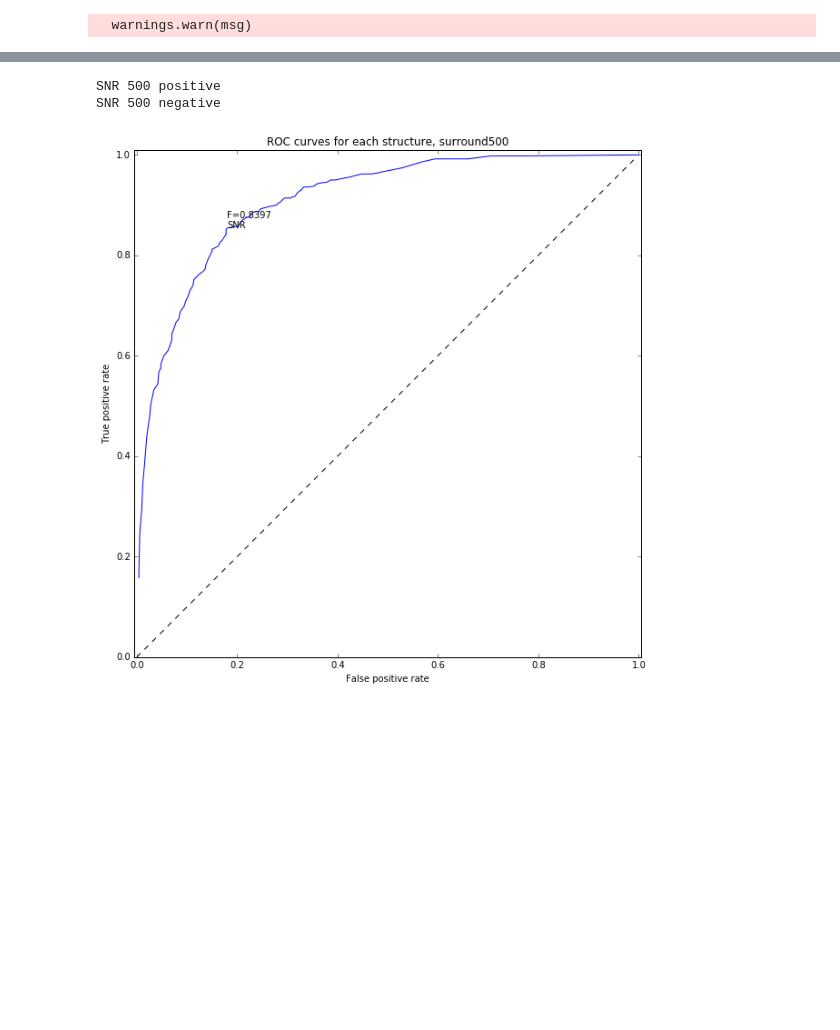
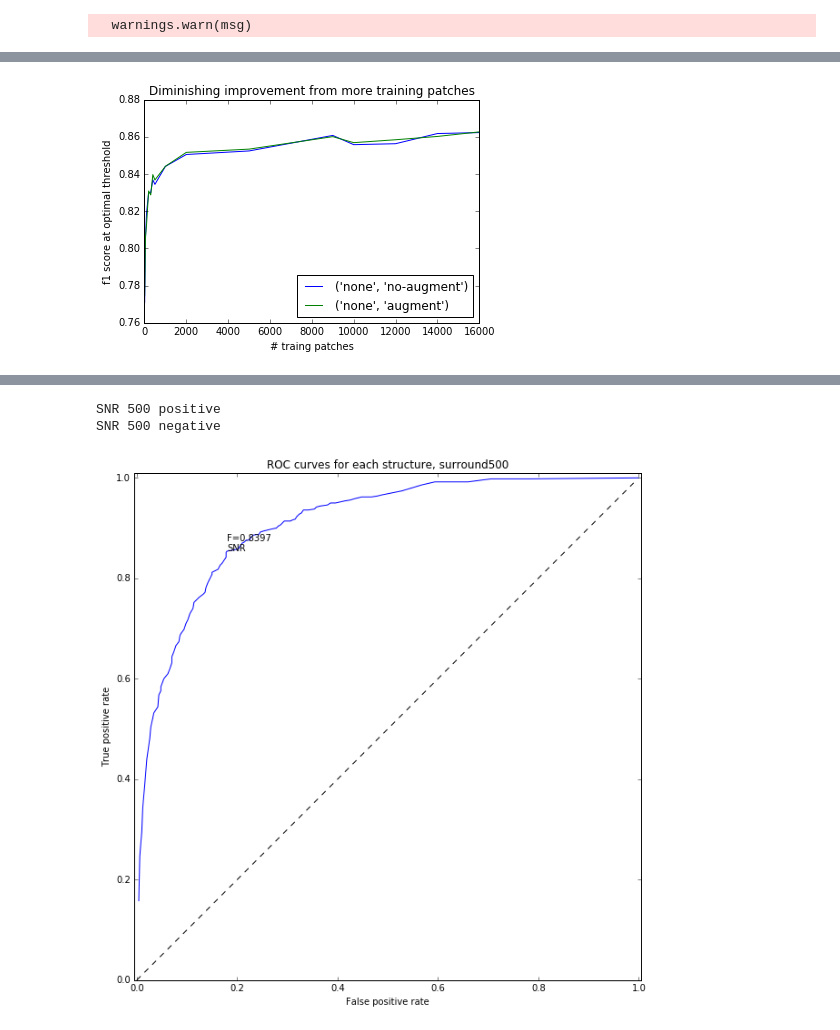
Before and after one commit to mistycheney/MouseBrainAtlas, a Jupyter notebook: learning/explore_normalization_effect_on_classifier_with_retrain_v2.ipynb, the cells around one changed output, grey strips where cells are left out. Saved outputs shown, nothing was run; the diff lists cells and outputs as text; code cells hidden in the pictures; blank space fills up the shorter version.

```diff
--- a/learning/explore_normalization_effect_on_classifier_with_retrain_v2.ipynb
+++ b/learning/explore_normalization_effect_on_classifier_with_retrain_v2.ipynb
@@ -350,0 +407,11 @@ negative_addresses_testdata = address_label_df_allStacks[address_label_df_allSta
+# %%
+# schemes = ['normalize_mu_region_sigma_wholeImage_(-1,9)', 'median_curve']
+# schemes = ['normalize_mu_region_sigma_wholeImage_(-1,5)']
+# schemes = ['stretch_min_max']
+# schemes = [None, 'stretch_min_max']
+schemes = ['none']
+# schemes = [None, 'median_curve']
+transforms = ['transform%d' % i for i in range(8)]
+# scheme_transform_multiindex = pd.MultiIndex.from_product([schemes, transforms])
+
+features_dict = {(scheme, tfv): {} for scheme in schemes for tfv in transforms}
@@ -916,0 +866,8 @@ for trial in range(10):
+# %%
+print 'F1:'
+for ntrain, test_f1s in sorted(test_f1s_all_ntrain.items()):
+    print ntrain, {k: np.mean(v) for k, v in test_f1s.iteritems()}
+
+print 'Acc:'
+for ntrain, test_accs in sorted(test_accs_all_ntrain.items()):
+    print ntrain, {k: np.mean(v) for k, v in test_accs.iteritems()}
@@ -916,0 +896,11 @@ for trial in range(10):
+# %%
+for test_condition in [('none', 'no-augment'), ('none', 'augment')]:
+    ntrains, accs = zip(*sorted([(ntrain, np.mean(x[test_condition]))
+          for ntrain, x in test_f1s_all_ntrain.iteritems()]))
+    plt.plot(ntrains, accs, label=test_condition);
+plt.title('Diminishing improvement from more training patches');
+plt.xlabel('# traing patches');
+plt.ylabel('f1 score at optimal threshold');
+plt.legend(loc='lower right');
+# %% [output]
+[figure, added]
```
Also changed, not shown: parts of 37 cells of this notebook, 1 other file.
